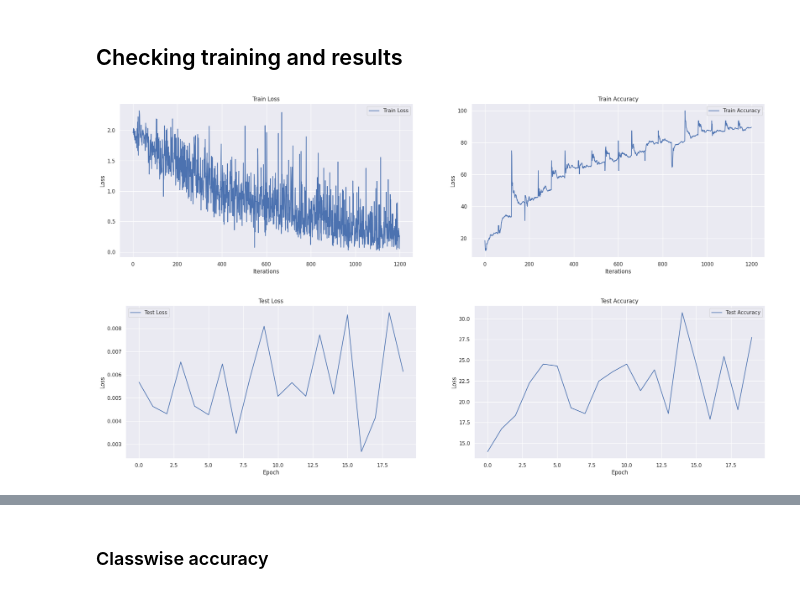
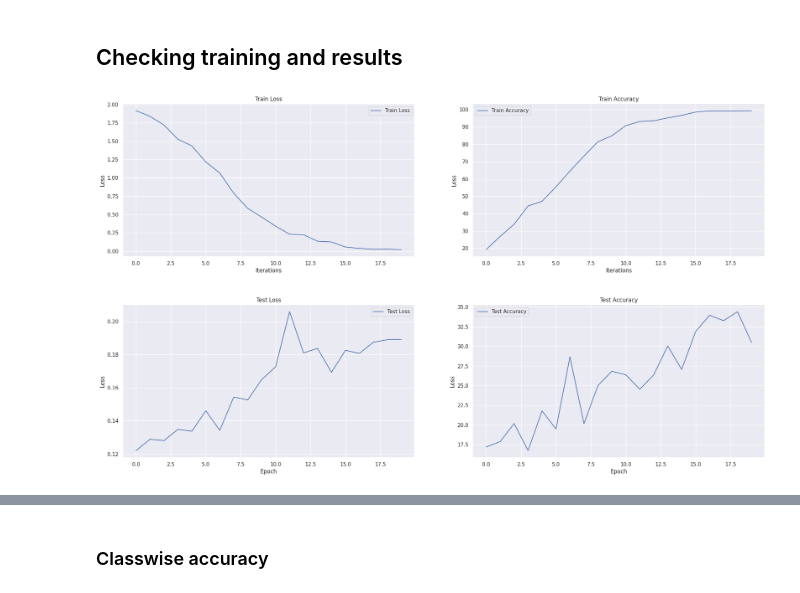
Before and after one commit to peeyushsinghal/DA-CV, a Jupyter notebook: SFEW_v3.ipynb, the cells around one changed output, grey strips where cells are left out. Cells and saved outputs as stored; diff of their text form; code cells hidden in the pictures.

```diff
--- a/SFEW_v3.ipynb
+++ b/SFEW_v3.ipynb
@@ -427,7 +428,7 @@ model_oclr = model_oclr.to(device)
 
 
 # Define Optimizer and Loss Function
-loss_func = nn.NLLLoss()
+loss_func = nn.CrossEntropyLoss()
 optimizer = torch.optim.SGD(model_1.parameters(), lr=0.001, momentum=0.9) # SGD is good for CV task #TODO : Try Adam
 # %%
 from torch_lr_finder import LRFinder
@@ -553,9 +676,9 @@ def test(model, device, test_loader,criterion,test_accuracy,test_losses) :
 # %%
- train_accuracy, train_losses, test_accuracy, test_losses, learning_rates = trainer(model = model_1,
-                                                                    device = device,
-                                                                    trainloader = train_loader,
-                                                                    testloader = val_loader,
-                                                                    optimizer = optimizer,
-                                                                    epochs = EPOCHS,
-                                                                    criterion = loss_func,
-                                                                    scheduler= None)
+#  train_accuracy, train_losses, test_accuracy, test_losses, learning_rates = trainer(model = model_1,
+#                                                                     device = device,
+#                                                                     trainloader = train_loader,
+#                                                                     testloader = val_loader,
+#                                                                     optimizer = optimizer,
+#                                                                     epochs = EPOCHS,
+#                                                                     criterion = loss_func,
+#                                                                     scheduler= None)
@@ -597,0 +685,23 @@ EPOCH: 12
+# %%
+# Data to plot accuracy and loss graphs
+train_losses = []
+test_losses = []
+train_acc = []
+test_acc = []
+learning_rates = []
+test_incorrect_pred = {'images': [], 'ground_truths': [], 'predicted_vals': []}
+# %%
+# For each epoch
+for epoch in range(1, EPOCHS+1):
+    print(f'Epoch {epoch}')
+
+    # Train the model on training dataset and append the training loss and accuracy
+    correct, processed, train_loss = train(model_1, device, train_loader, optimizer, criterion, scheduler)
+    train_acc.append(100 * correct / processed)
+    train_losses.append(train_loss / len(train_loader))
+    learning_rates.append(get_lr(optimizer))
+
+    # Test the model's performance on test dataset and append the training loss and accuracy
+    correct, test_loss = test(model_1, device, val_loader, criterion)
+    test_acc.append(100. * correct / len(val_loader.dataset))
+    test_losses.append(test_loss)
@@ -644,10 +790,11 @@ def plot_metrics(train_accuracy, train_losses, test_accuracy, test_losses):
 
     plt.show()
 # %%
-plot_metrics(train_accuracy, [x.cpu().detach().numpy() for x in train_losses], test_accuracy, test_losses)
+# plot_metrics(train_accuracy, [x.cpu().detach().numpy() for x in train_losses], test_accuracy, test_losses)
+plot_metrics(train_acc,train_losses, test_acc, test_losses )
 # %% [output]
-[figure, old version]
+[figure, new version]
-[figure, old version]
+[figure, new version]
 # %%
 import matplotlib.pyplot as plt
 
```
Also changed, not shown: parts of 13 cells of this notebook.
